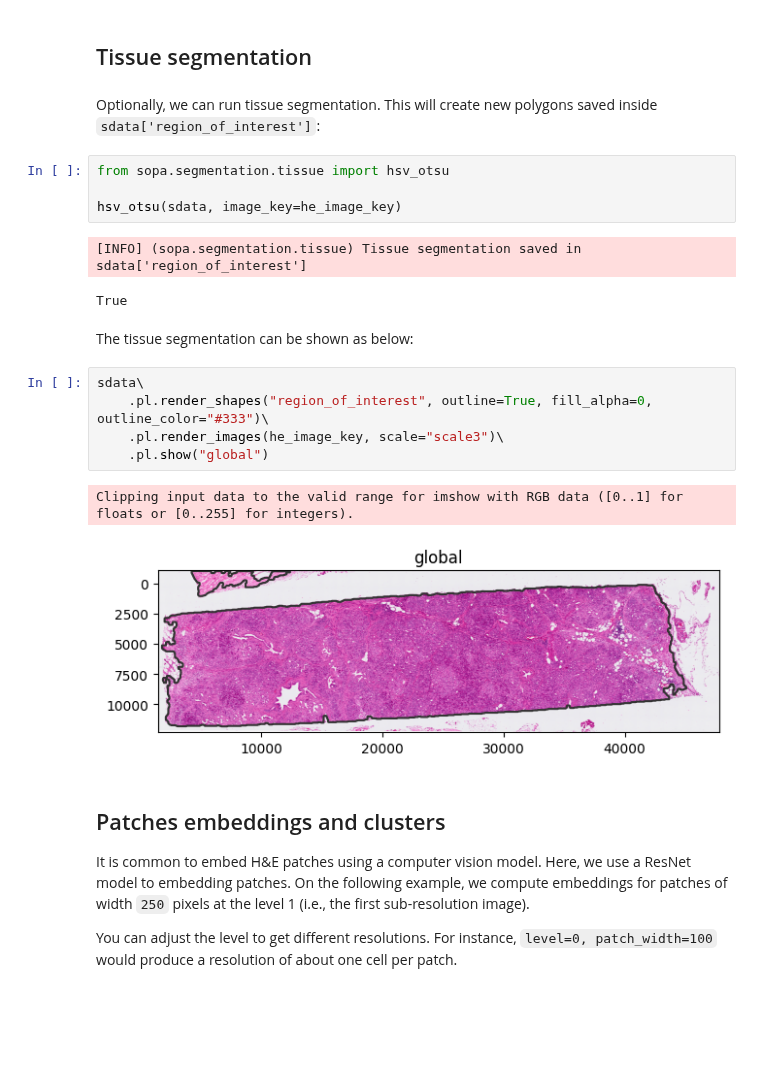
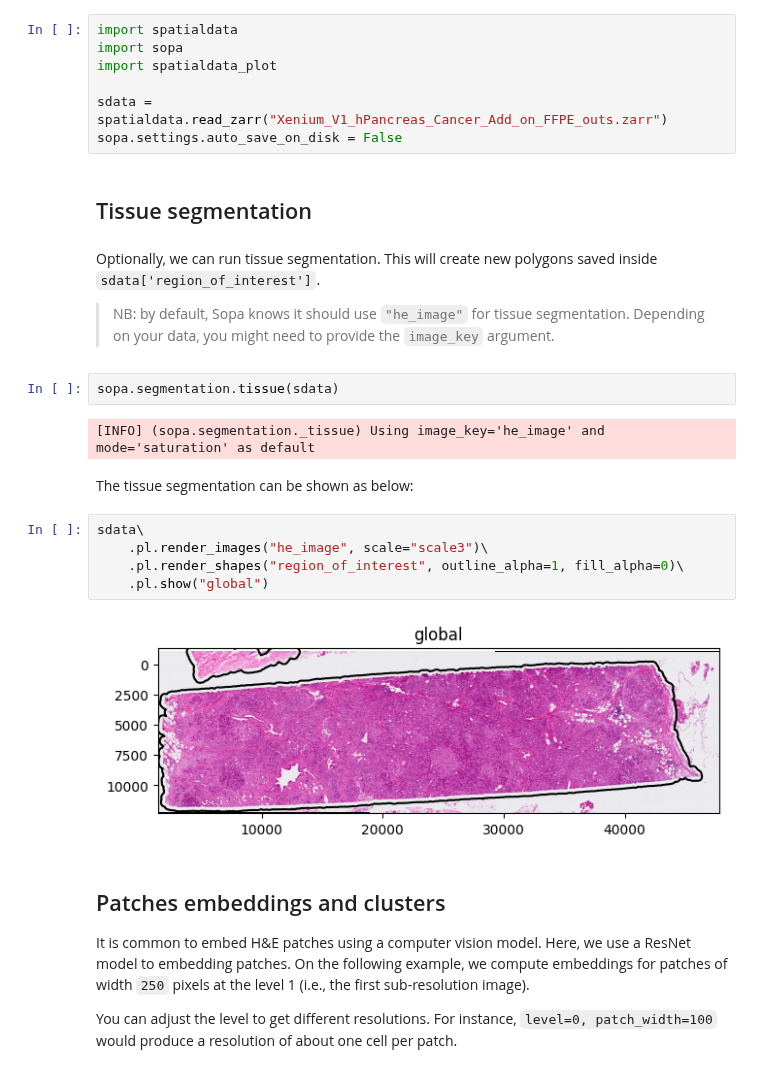
Before and after one commit to gustaveroussy/sopa, a Jupyter notebook: docs/tutorials/he.ipynb, the cells around one changed output. Saved outputs shown, nothing was run; the diff lists cells and outputs as text; blank space fills up the shorter version.

```diff
--- a/docs/tutorials/he.ipynb
+++ b/docs/tutorials/he.ipynb
@@ -34,24 +47,29 @@ he_image_key = 'Xenium_V1_hPancreas_Cancer_Add_on_FFPE_he_image.ome'
+# %%
+import spatialdata
+import sopa
+import spatialdata_plot
+
+sdata = spatialdata.read_zarr("Xenium_V1_hPancreas_Cancer_Add_on_FFPE_outs.zarr")
+sopa.settings.auto_save_on_disk = False
 # %% [markdown]
 ## Tissue segmentation
 # %% [markdown]
-Optionally, we can run tissue segmentation. This will create new polygons saved inside `sdata['region_of_interest']`:
+Optionally, we can run tissue segmentation. This will create new polygons saved inside `sdata['region_of_interest']`.
+
+> NB: by default, Sopa knows it should use `"he_image"` for tissue segmentation. Depending on your data, you might need to provide the `image_key` argument.
-# %%
-from sopa.segmentation.tissue import hsv_otsu
-
-hsv_otsu(sdata, image_key=he_image_key)
-# %% [output]
-[INFO] (sopa.segmentation.tissue) Tissue segmentation saved in sdata['region_of_interest']
-True
+# %%
+sopa.segmentation.tissue(sdata)
+# %% [output]
+[INFO] (sopa.segmentation._tissue) Using image_key='he_image' and mode='saturation' as default
 # %% [markdown]
 The tissue segmentation can be shown as below:
 # %%
 sdata\
-    .pl.render_shapes("region_of_interest", outline=True, fill_alpha=0, outline_color="#333")\
-    .pl.render_images(he_image_key, scale="scale3")\
+    .pl.render_images("he_image", scale="scale3")\
+    .pl.render_shapes("region_of_interest", outline_alpha=1, fill_alpha=0)\
     .pl.show("global")
 # %% [output]
-Clipping input data to the valid range for imshow with RGB data ([0..1] for floats or [0..255] for integers).
-[figure, old version]
+[figure, new version]
 # %% [markdown]
 ## Patches embeddings and clusters
 
```
Also changed, not shown: parts of 25 cells of this notebook, 9 other files.
